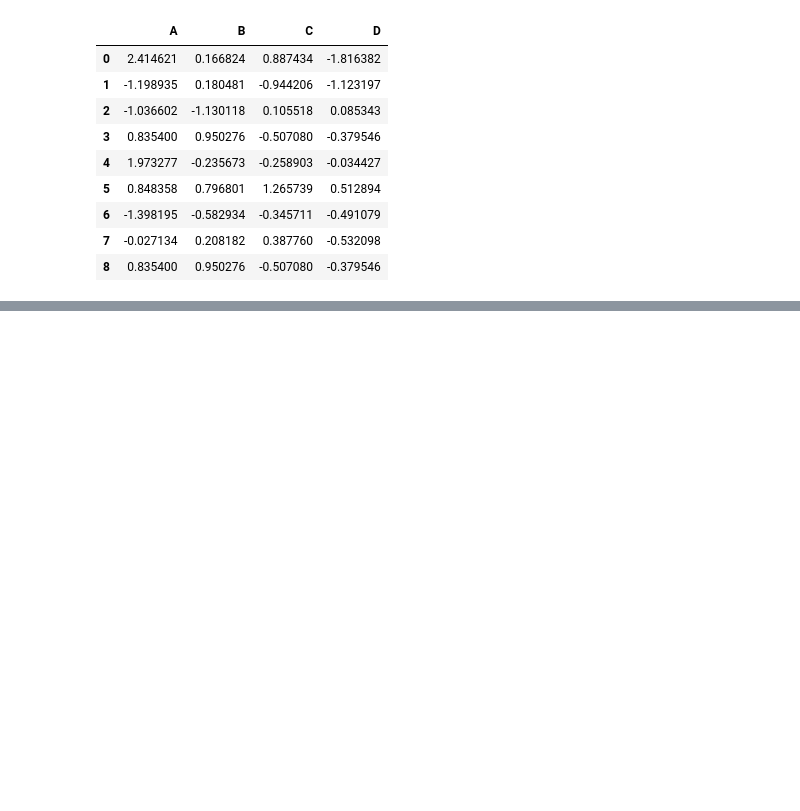
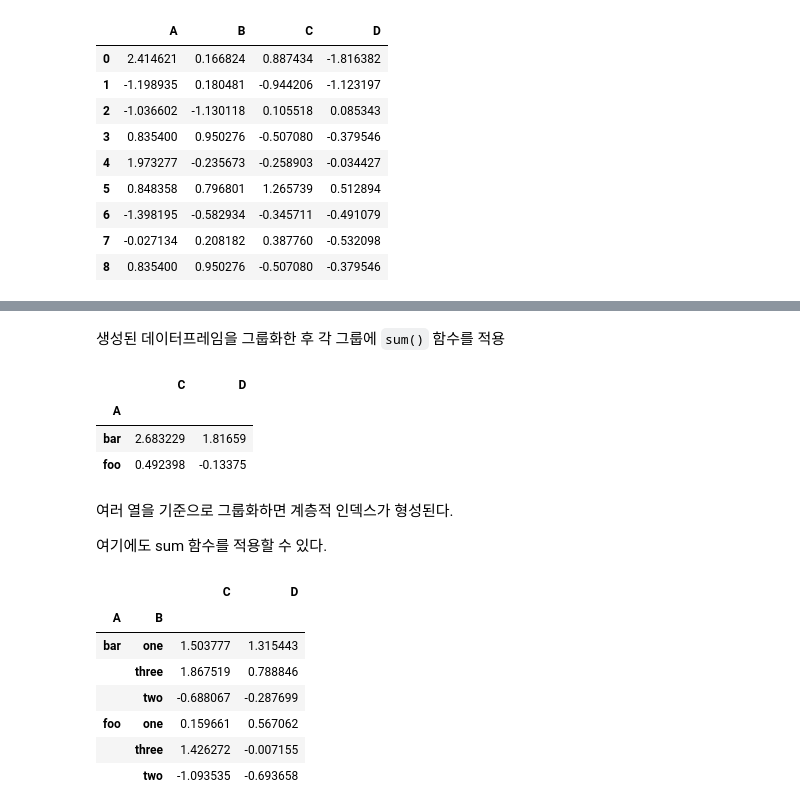
Before and after one commit to euneun316/Python-for-Pandas, a Jupyter notebook: Pandas-Study.ipynb, the cells around one changed output, grey strips where cells are left out. Saved outputs shown, nothing was run; the diff lists cells and outputs as text; code cells hidden in the pictures; blank space fills up the shorter version.

```diff
--- a/Pandas-Study.ipynb
+++ b/Pandas-Study.ipynb
@@ -789,0 +816,24 @@ df.append(s,ignore_index=True)
+# %% [markdown]
+생성된 데이터프레임을 그룹화한 후 각 그룹에 `sum()` 함수를 적용
+# %%
+df.groupby('A').sum()
+# %% [output]
+|  | C | D |
+| A |  |  |
+| bar | 2.683229 | 1.81659 |
+| foo | 0.492398 | -0.13375 |
+# %% [markdown]
+여러 열을 기준으로 그룹화하면 계층적 인덱스가 형성된다.
+
+여기에도 sum 함수를 적용할 수 있다.
+# %%
+df.groupby(['A','B']).sum()
+# %% [output]
+|  |  | C | D |
+| A | B |  |  |
+| bar | one | 1.503777 | 1.315443 |
+|  | three | 1.867519 | 0.788846 |
+|  | two | -0.688067 | -0.287699 |
+| foo | one | 0.159661 | 0.567062 |
+|  | three | 1.426272 | -0.007155 |
+|  | two | -1.093535 | -0.693658 |
```
Also changed, not shown: parts of 3 cells of this notebook.
